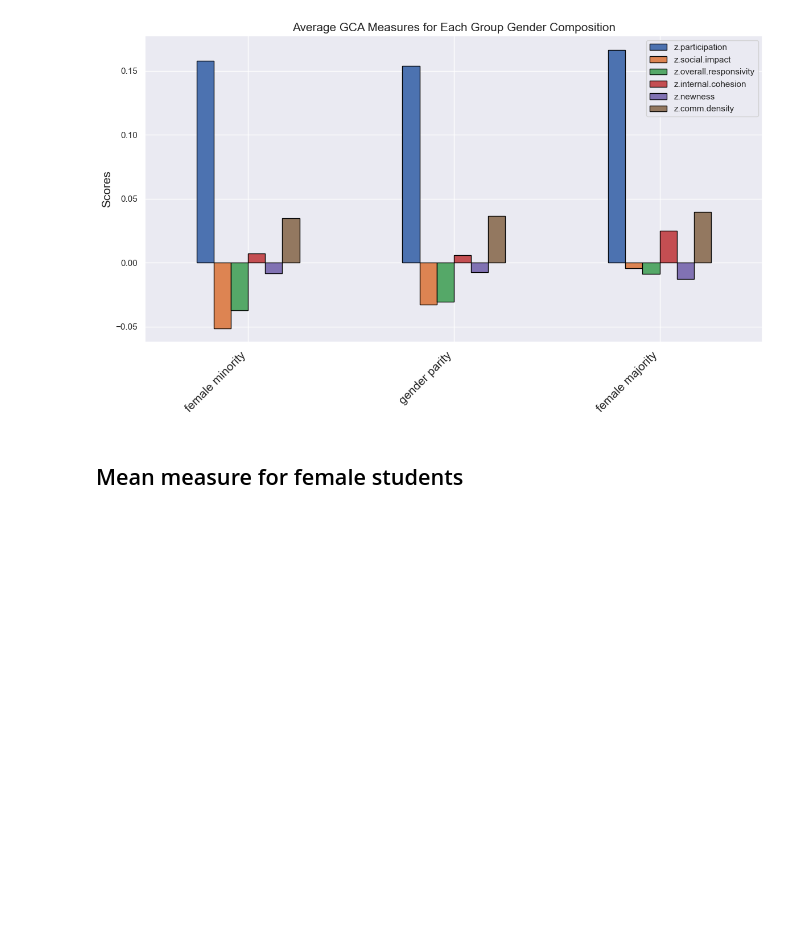
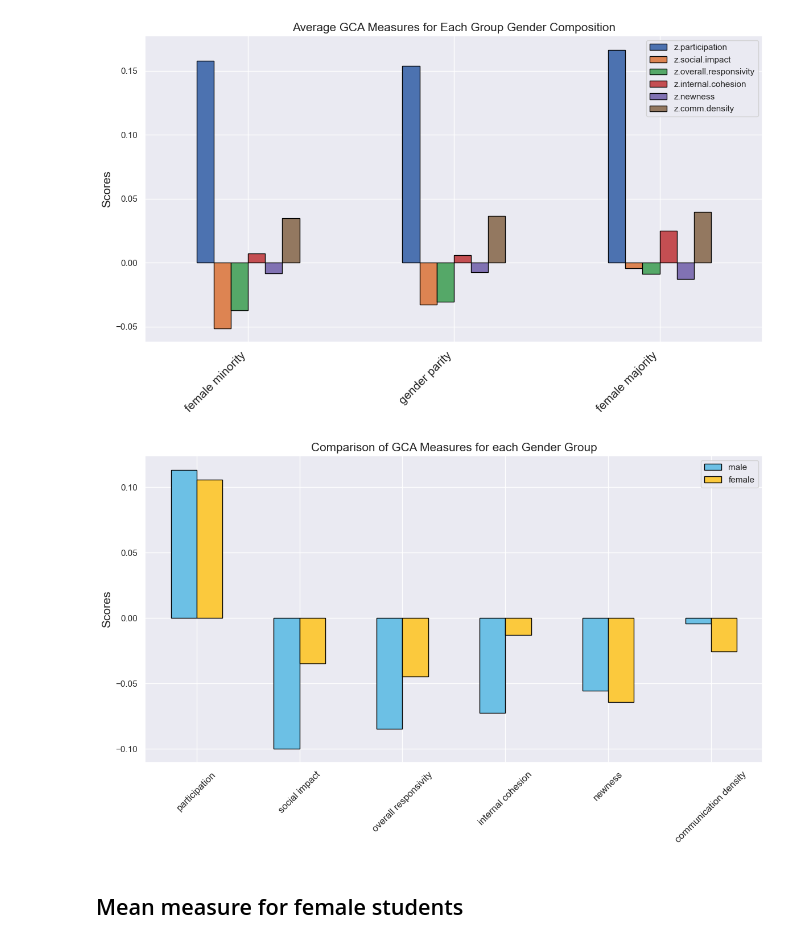
Before and after one commit to jennyt14/smoc-project, a Jupyter notebook: scripts/smoc-analysis.ipynb, the cells around one changed output. Drawn from its saved outputs; the diff is of its cells as text; code cells hidden in the pictures; blank space fills up the shorter version.

Commit message:
output

```diff
--- a/scripts/smoc-analysis.ipynb
+++ b/scripts/smoc-analysis.ipynb
@@ -151,6 +151,46 @@ plt.xticks(rotation=45, ha='right', fontsize=15)
   Text(1, 0, 'gender parity'),
   Text(2, 0, 'female majority')])
 [figure]
+# %%
+num = [1.0, 2.0]
+z_par = []
+z_soc = []
+z_overesp = []
+z_internal = []
+z_new = []
+z_dens = []
+for n in num:
+    y = df.loc[df['Sex'] == n]
+    z_par.append(sum(y['z.participation']) / len(y))
+    z_soc.append(sum(y['z.social.impact']) / len(y))
+    z_overesp.append(sum(y['z.overall.responsivity']) / len(y))
+    z_internal.append(sum(y['z.internal.cohesion']) / len(y))
+    z_new.append(sum(y['z.newness']) / len(y))
+    z_dens.append(sum(y['z.comm.density']) / len(y))
+
+plotdata = pd.DataFrame({
+    "participation":z_par,
+    "social impact":z_soc,
+    "overall responsivity":z_overesp,
+    "internal cohesion":z_internal,
+    "newness":z_new,
+    "communication density":z_dens
+
+    },
+    index=['male', 'female']
+)
+
+plotdata = plotdata + .15
+plotdata = plotdata.transpose()
+
+plotdata.plot(kind="bar", figsize=(14, 7), color = CB_color_cycle, edgecolor = 'black')
+plt.title("Comparison of GCA Measures for each Gender Group", fontsize=15)
+#plt.xlabel("Gender Compositions")
+plt.ylabel("Scores", fontsize=15)
+plt.xticks(rotation=45, fontsize=12)
+plt.savefig('/Users/jennytran/Documents/GitHub/smoc-project/outputs/gca_gender.png')
+# %% [output]
+[figure, added]
 # %% [markdown]
 ## Mean measure for female students
 # %%
```
Also changed, not shown: parts of 4 cells of this notebook, 1 other file.
